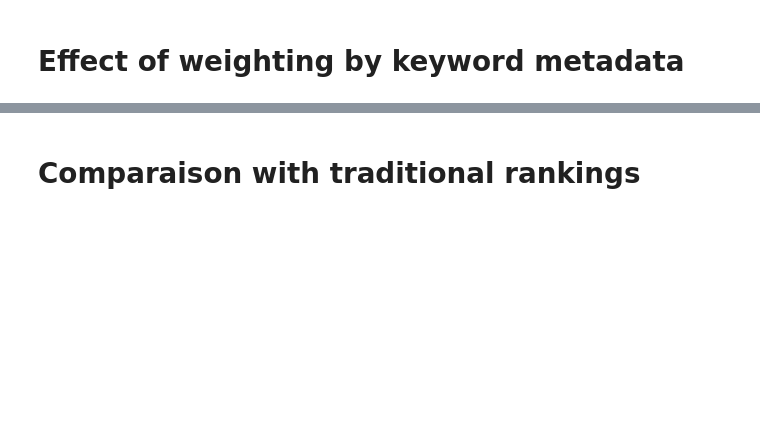
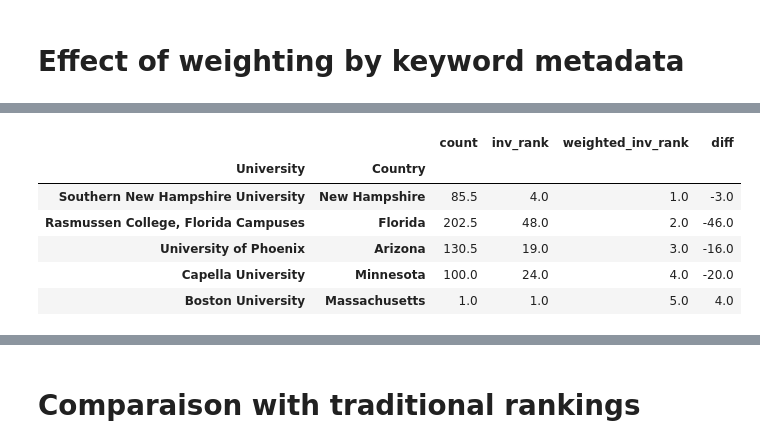
Before and after one commit to fearnleymartin/world-university-rankings, a Jupyter notebook: keywords/rankfalcon_exports/data_exploration.ipynb, the cells around one changed output, grey strips where cells are left out. Drawn from its saved outputs; the diff is of its cells as text; code cells hidden in the pictures; blank space fills up the shorter version.

```diff
--- a/keywords/rankfalcon_exports/data_exploration.ipynb
+++ b/keywords/rankfalcon_exports/data_exploration.ipynb
@@ -252,0 +259,15 @@ rankings_seo_data_grouped.head()
+# %%
+ranking_comp_table = rankings_seo_data_grouped.copy()
+ranking_comp_table['weighted_inv_rank'] = ranking_comp_table['weighted_inv_rank'].rank(ascending=False)
+ranking_comp_table['inv_rank'] = ranking_comp_table['inv_rank'].rank(ascending=False)
+ranking_comp_table['count'] = ranking_comp_table['count'].rank(ascending=False)
+ranking_comp_table['diff'] = ranking_comp_table['weighted_inv_rank'] - ranking_comp_table['inv_rank']
+ranking_comp_table.sort_values('weighted_inv_rank')[['count','inv_rank','weighted_inv_rank','diff']].head()
+# %% [output]
+|  |  | count | inv_rank | weighted_inv_rank | diff |
+| University | Country |  |  |  |  |
+| Southern New Hampshire University | New Hampshire | 85.5 | 4.0 | 1.0 | -3.0 |
+| Rasmussen College, Florida Campuses | Florida | 202.5 | 48.0 | 2.0 | -46.0 |
+| University of Phoenix | Arizona | 130.5 | 19.0 | 3.0 | -16.0 |
+| Capella University | Minnesota | 100.0 | 24.0 | 4.0 | -20.0 |
+| Boston University | Massachusetts | 1.0 | 1.0 | 5.0 | 4.0 |
```
Also changed, not shown: parts of 4 cells of this notebook.
